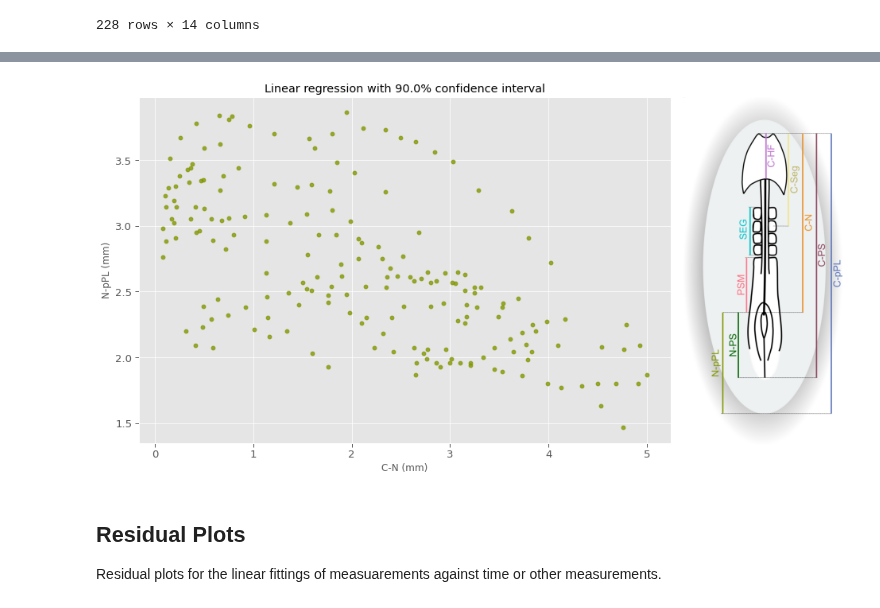
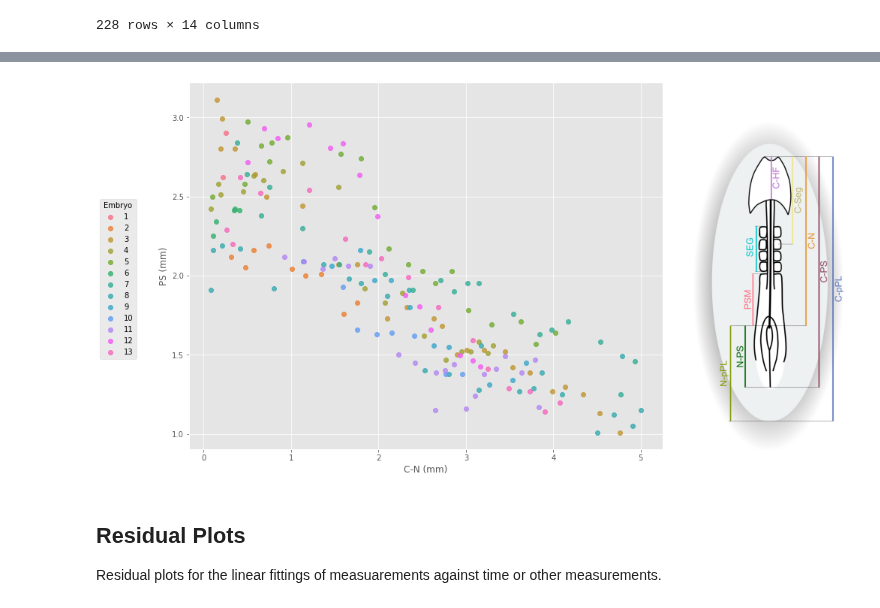
Before and after one commit to pjmartel/ChEEQ_tool, a Jupyter notebook: embryo_tool.ipynb, the cells around one changed output, grey strips where cells are left out. Saved outputs shown, nothing was run; the diff lists cells and outputs as text; code cells hidden in the pictures.

Commit message:
Corrected problems with 1st  plot

```diff
--- a/embryo_tool.ipynb
+++ b/embryo_tool.ipynb
@@ -269,9 +269,9 @@ color_dict = {'C-pPL' : "#6e84bf",
 color_dict = { k : to_rgb(v) for k, v in color_dict.items()}
 
 x_measure = 'C-N' #@param ['C-N','C-HF', 'Time']
-y_measure = 'N-pPL' #@param ['all', 'C-pPL', 'C-PS', 'C-N', 'N-pPL', 'PS', 'PSM', 'C-Seg', 'Seg', 'C-HF']
+y_measure = 'PS' #@param ['all', 'C-pPL', 'C-PS', 'C-N', 'N-pPL', 'PS', 'PSM', 'C-Seg', 'Seg', 'C-HF']
 measures = all_measures if y_measure == 'all' else [y_measure]
-color_by_embryo = "No" #@param ['No', 'Yes']
+color_by_embryo = "Yes" #@param ['No', 'Yes']
 color_by_embryo = (color_by_embryo == "Yes") # and not y_measure == 'all')
 regression_lines  = 'No' #@param ['Yes', 'No']
 fit_reg = regression_lines == 'Yes'
@@ -279,8 +279,8 @@ confidence_interval = "0.9" #@param [ 0.90, 0.95, 0.99]
 confidence_interval = eval(confidence_interval)
 
 if x_measure == y_measure:
-  print("Can't have the same measure on both axes.")
-  print("Please change one or both measures.")
+  printmd("Can't have the same measure on both axes.",color="#FF7575")
+  printmd("Please change one or both measures.",color="#FF7575")
   plt.close(fig)
   raise(StopExecution)
 
@@ -299,51 +299,52 @@ for c in measures:
   if color_by_embryo:
     plt.close(fig)
     if len(measures) != 1:
-      print("Color by embryo is only available for single measurements.")
+      printmd("Color by embryo is only available for single measurements.",color="#FF7575")
       raise(StopExecution)
 
     plt.close(fig)
-    g=sb.lmplot(x=x_measure, y=c,data=data_ref, hue="Embryo", fit_reg=False)
+    g=sb.lmplot(x=x_measure, y=c, data=data_ref, hue="Embryo", fit_reg=False)
     sb.move_legend(g, "center left", title='Embryo')
     fig = plt.gcf()
     ax = g.ax
     fig.set_size_inches(12,8)
-    sb.regplot(ax=ax, x=x_measure, y=c,data=data_ref, label=label, fit_reg=fit_reg,scatter=False)
-    ax.legend([label], loc=('upper left'))
+    sb.regplot(ax=ax, x=x_measure, y=c, data=data_ref, label=label, fit_reg=fit_reg, scatter=False)
+    if fit_reg:
+      ax.legend([label], bbox_to_anchor=(0.5, -0.2), loc=('lower center'))
 
   else:
     sb.regplot(color=color_dict[c],
                ax=ax, x=x_measure,
                y=c,data=data_ref,
                label=label,
                fit_reg=fit_reg)
 
 
 #_ = ax.legend(bbox_to_anchor=(1,0.65))
 if y_measure == 'all':
   y_label = "All Measurements (mm)"
 else:
   y_label = y_measure + " (mm)"
 _ = ax.set_ylabel(y_label)
 if x_measure == 'Time':
   _ = ax.set_xlabel(ax.get_xlabel()+" (hours)")
 else:
   _ = ax.set_xlabel(ax.get_xlabel()+" (mm)")
 
 if fit_reg and not color_by_embryo :
 #if not color_by_embryo:
   x_offset = -0.5 if y_measure == 'all' else -0.2
 #  _ = ax.legend(bbox_to_anchor=(1.,0.5), loc=('center left'),prop=fontP)
   _ = ax.legend(bbox_to_anchor=(0.5, x_offset), loc=('lower center'),prop=fontP)
 
 # Add measurement image to axes
 im = plt.imread('measurements_color.png')
 newax = fig.add_axes([0.0, 0.12, 1.15, 0.76], anchor='E')
 newax.imshow(im)
 _ = newax.axis('off')
 # %% [output]
 [interactive output not drawn]
-[figure, old version]
+[figure, new version]
 # %% [markdown]
 ## Residual Plots
 Residual plots for the linear fittings of measuarements against time or other measurements.
```
Also changed, not shown: parts of 1 cell of this notebook.
